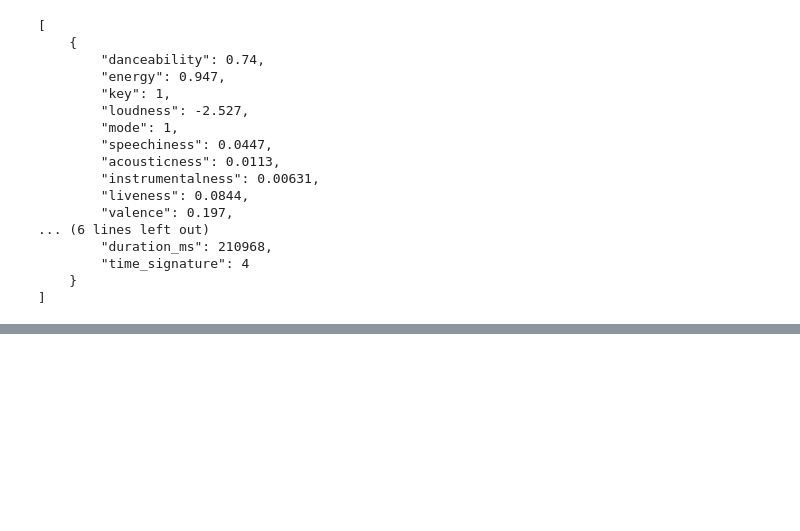
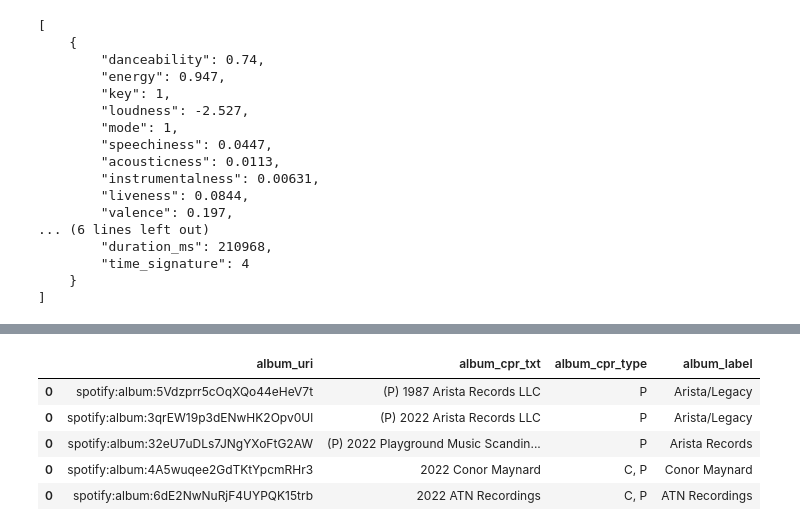
Before and after one commit to ryq99/music-data, a Jupyter notebook: notebook/eda_spotify.ipynb, the cells around one changed output, grey strips where cells are left out. Saved outputs shown, nothing was run; the diff lists cells and outputs as text; code cells hidden in the pictures; blank space fills up the shorter version.

```diff
--- a/notebook/eda_spotify.ipynb
+++ b/notebook/eda_spotify.ipynb
@@ -180,0 +199,9 @@ tracks.head(2)
+# %%
+cprs_test.head()
+# %% [output]
+|  | album_uri | album_cpr_txt | album_cpr_type | album_label |
+| 0 | spotify:album:5Vdzprr5cOqXQo44eHeV7t | (P) 1987 Arista Records LLC | P | Arista/Legacy |
+| 0 | spotify:album:3qrEW19p3dENwHK2Opv0Ul | (P) 2022 Arista Records LLC | P | Arista/Legacy |
+| 0 | spotify:album:32eU7uDLs7JNgYXoFtG2AW | (P) 2022 Playground Music Scandin... | P | Arista Records |
+| 0 | spotify:album:4A5wuqee2GdTKtYpcmRHr3 | 2022 Conor Maynard | C, P | Conor Maynard |
+| 0 | spotify:album:6dE2NwNuRjF4UYPQK15trb | 2022 ATN Recordings | C, P | ATN Recordings |
```
Also changed, not shown: parts of 15 cells of this notebook, 1 other file.
